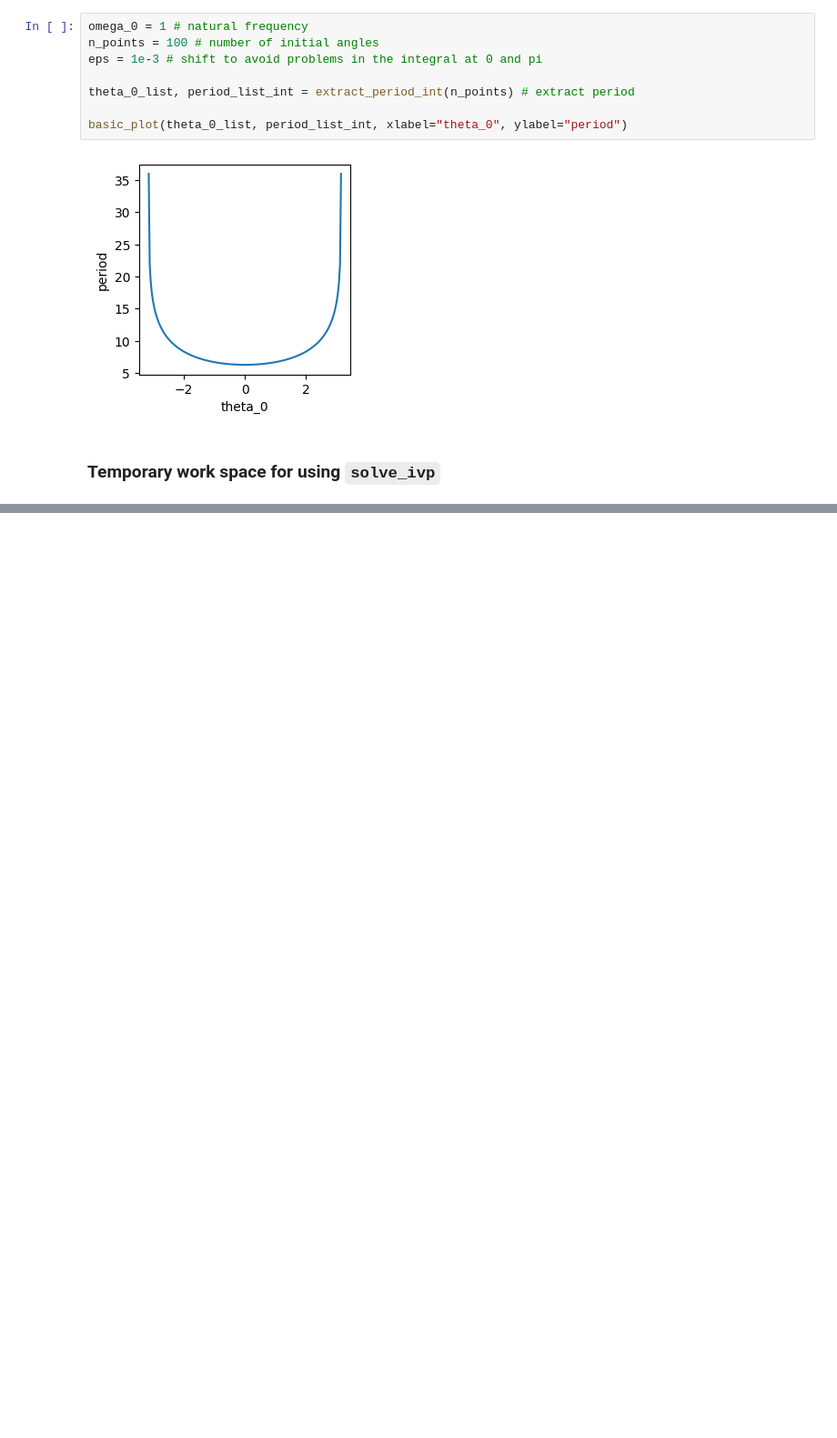
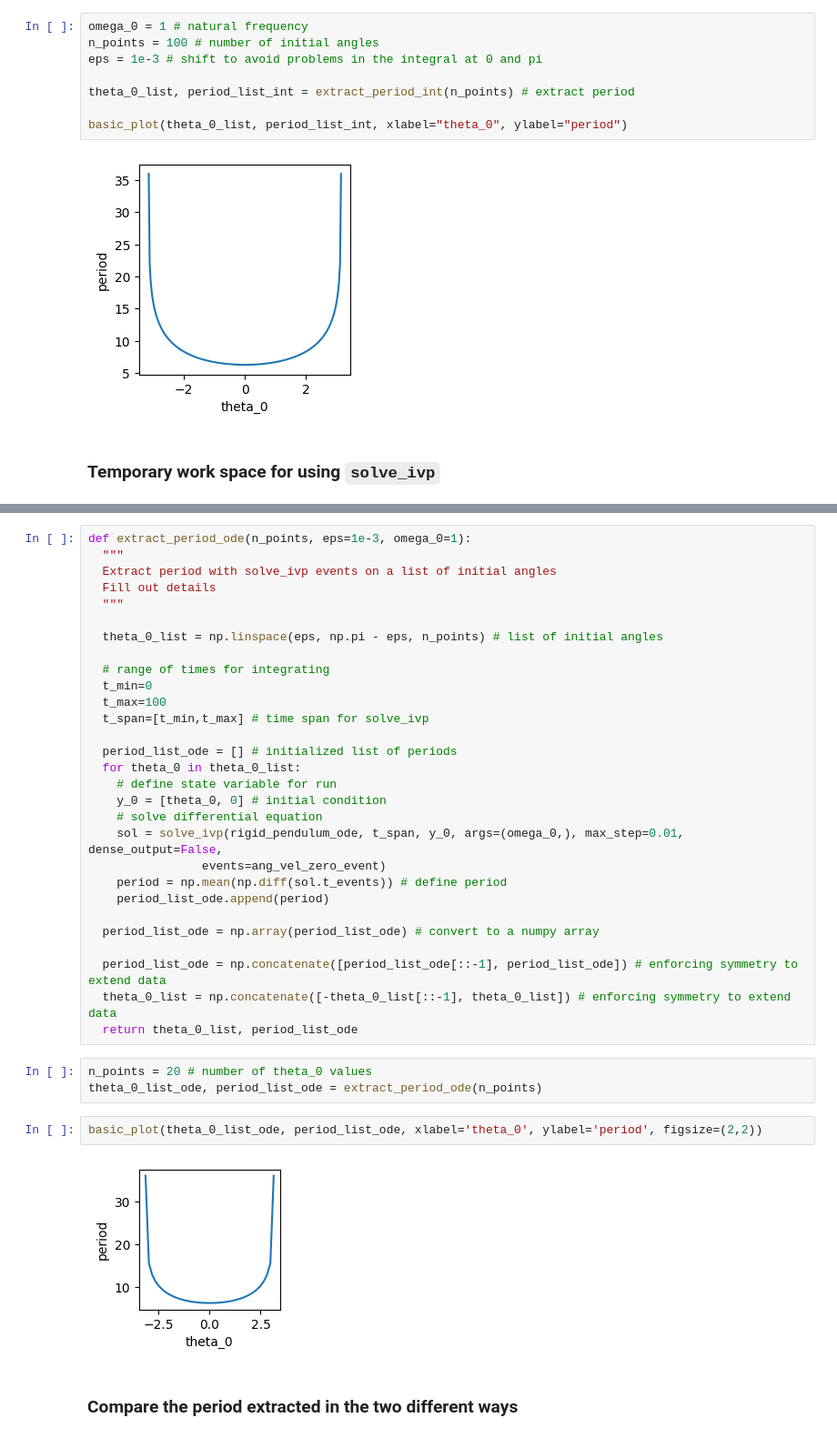
Before and after one commit to Cooper-9/Notes-from-class, a Jupyter notebook: Period_rigid_p.ipynb, the cells around one changed output, grey strips where cells are left out. Shown: that part at 91% size. Drawn from its saved outputs; the diff is of its cells as text; blank space fills up the shorter version.

```diff
--- a/Period_rigid_p.ipynb
+++ b/Period_rigid_p.ipynb
@@ -128,0 +159,38 @@ basic_plot(t_plot, theta_plot, xlabel='t', ylabel='theta', figsize=(12,2))
+# %%
+def extract_period_ode(n_points, eps=1e-3, omega_0=1):
+  """
+  Extract period with solve_ivp events on a list of initial angles
+  Fill out details
+  """
+
+  theta_0_list = np.linspace(eps, np.pi - eps, n_points) # list of initial angles
+
+  # range of times for integrating
+  t_min=0
+  t_max=100
+  t_span=[t_min,t_max] # time span for solve_ivp
+
+  period_list_ode = [] # initialized list of periods
+  for theta_0 in theta_0_list:
+    # define state variable for run
+    y_0 = [theta_0, 0] # initial condition
+    # solve differential equation
+    sol = solve_ivp(rigid_pendulum_ode, t_span, y_0, args=(omega_0,), max_step=0.01, dense_output=False,
+                events=ang_vel_zero_event)
+    period = np.mean(np.diff(sol.t_events)) # define period
+    period_list_ode.append(period)
+
+  period_list_ode = np.array(period_list_ode) # convert to a numpy array
+
+  period_list_ode = np.concatenate([period_list_ode[::-1], period_list_ode]) # enforcing symmetry to extend data
+  theta_0_list = np.concatenate([-theta_0_list[::-1], theta_0_list]) # enforcing symmetry to extend data
+  return theta_0_list, period_list_ode
+# %%
+n_points = 20 # number of theta_0 values
+theta_0_list_ode, period_list_ode = extract_period_ode(n_points)
+# %%
+basic_plot(theta_0_list_ode, period_list_ode, xlabel='theta_0', ylabel='period', figsize=(2,2))
+# %% [output]
+[figure, added]
+# %% [markdown]
+### Compare the period extracted in the two different ways
```
Also changed, not shown: parts of 6 cells of this notebook.
